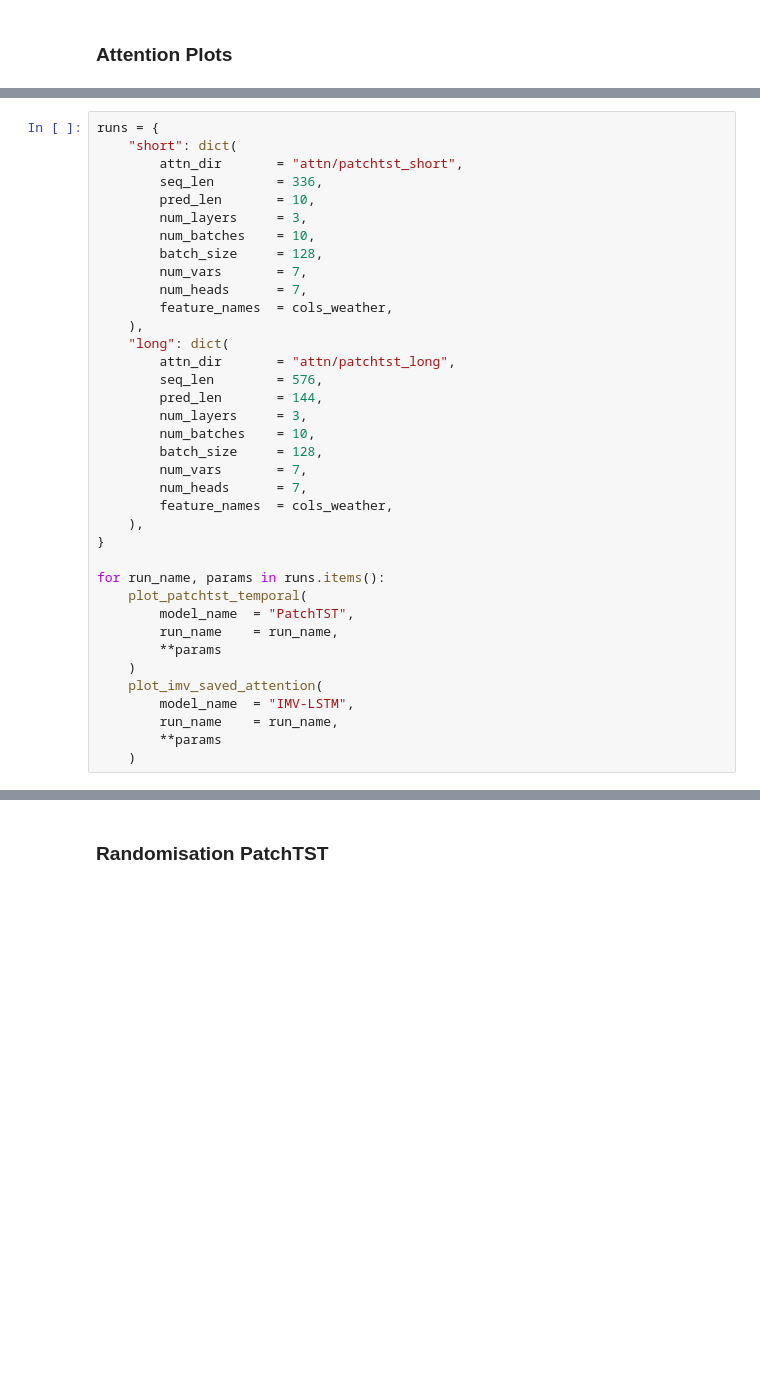
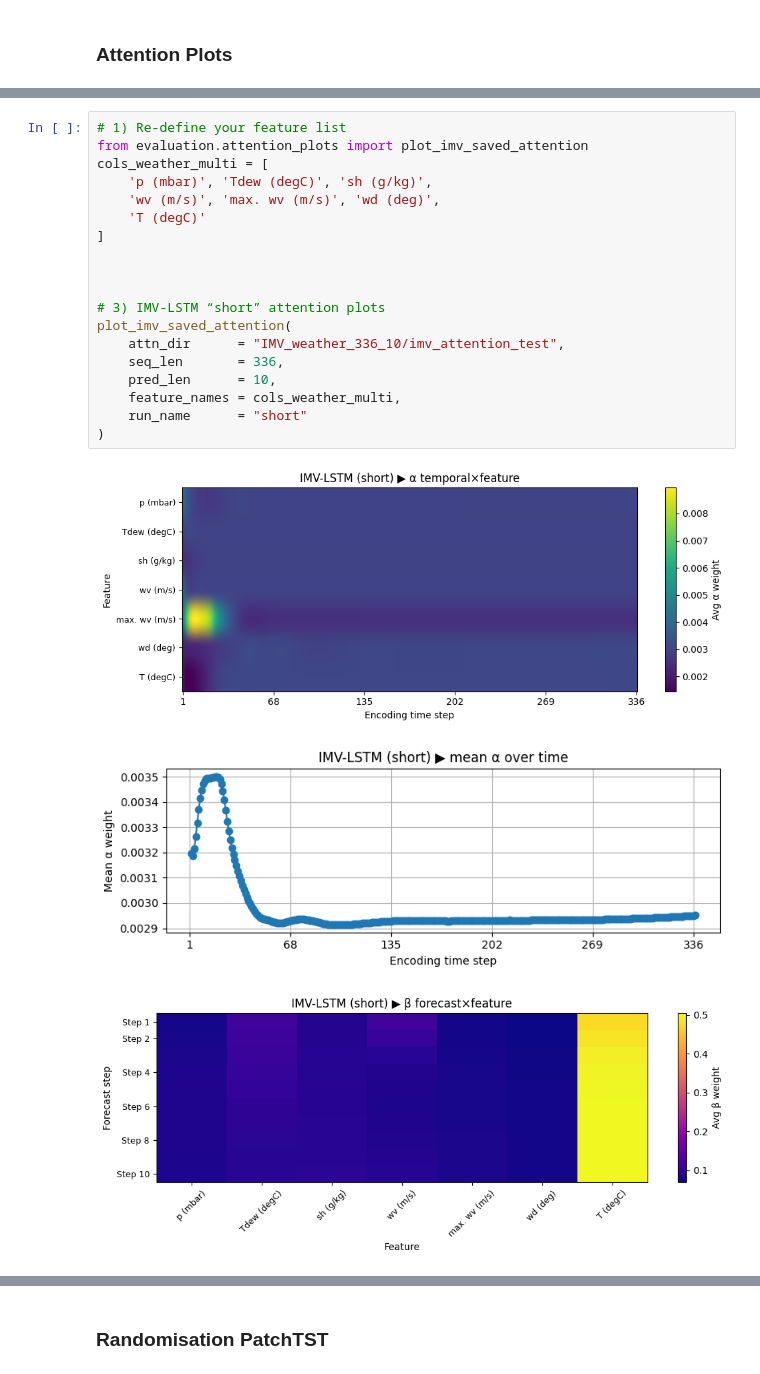
Before and after one commit to Michilaubi/XAI, a Jupyter notebook: PatchTST_supervised/Final Notebook.ipynb, the cells around one changed output, grey strips where cells are left out. Saved outputs shown, nothing was run; the diff lists cells and outputs as text; blank space fills up the shorter version.

```diff
--- a/PatchTST_supervised/Final Notebook.ipynb
+++ b/PatchTST_supervised/Final Notebook.ipynb
@@ -484,37 +903,23 @@ plt.show()
 # %%
-runs = {
-    "short": dict(
-        attn_dir       = "attn/patchtst_short",
-        seq_len        = 336,
-        pred_len       = 10,
-        num_layers     = 3,
-        num_batches    = 10,
-        batch_size     = 128,
-        num_vars       = 7,
-        num_heads      = 7,
-        feature_names  = cols_weather,
-    ),
-    "long": dict(
-        attn_dir       = "attn/patchtst_long",
-        seq_len        = 576,
-        pred_len       = 144,
-        num_layers     = 3,
-        num_batches    = 10,
-        batch_size     = 128,
-        num_vars       = 7,
-        num_heads      = 7,
-        feature_names  = cols_weather,
-    ),
-}
+# 1) Re-define your feature list
+from evaluation.attention_plots import plot_imv_saved_attention
+cols_weather_multi = [
+    'p (mbar)', 'Tdew (degC)', 'sh (g/kg)',
+    'wv (m/s)', 'max. wv (m/s)', 'wd (deg)',
+    'T (degC)'
+]
 
-for run_name, params in runs.items():
-    plot_patchtst_temporal(
-        model_name  = "PatchTST",
-        run_name    = run_name,
-        **params
-    )
-    plot_imv_saved_attention(
-        model_name  = "IMV-LSTM",
-        run_name    = run_name,
-        **params
-    )
+
+
+# 3) IMV-LSTM “short” attention plots
+plot_imv_saved_attention(
+    attn_dir      = "IMV_weather_336_10/imv_attention_test",
+    seq_len       = 336,
+    pred_len      = 10,
+    feature_names = cols_weather_multi,
+    run_name      = "short"
+)
+# %% [output]
+[figure, added]
+[figure, added]
+[figure, added]
```
Also changed, not shown: parts of 31 cells of this notebook, 6 other files.
